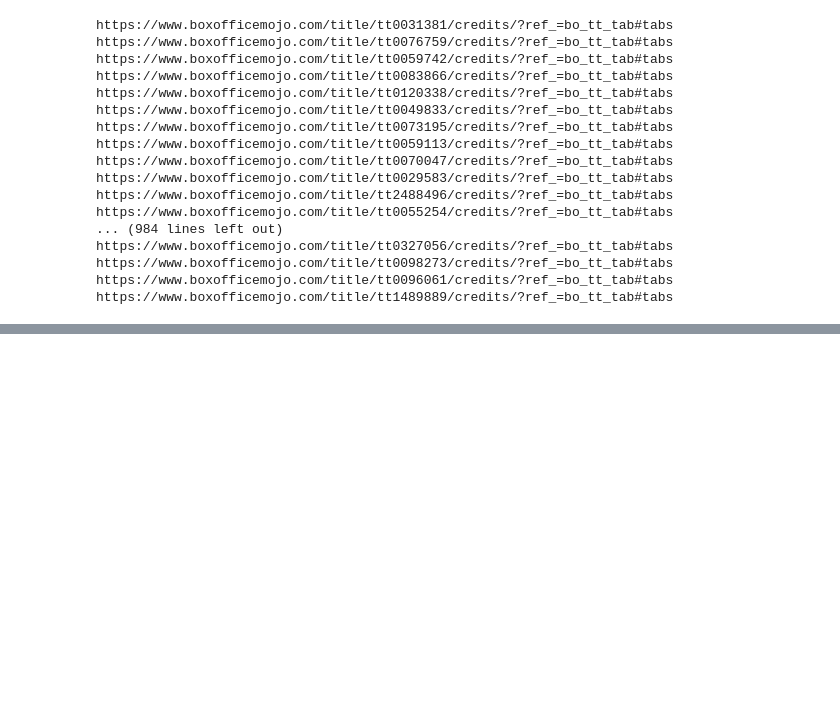
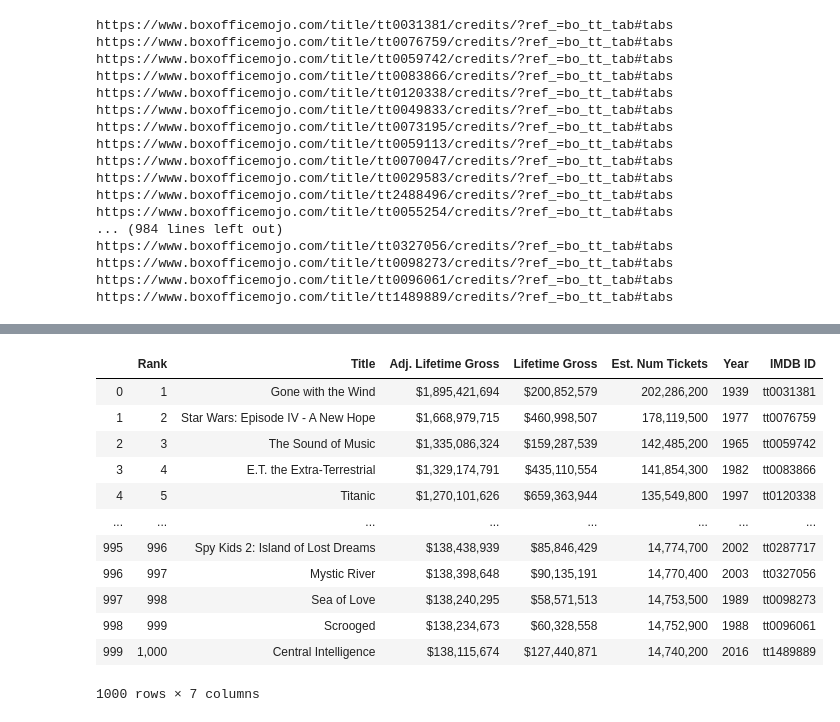
Before and after one commit to bellisor/mod1-project-killerbees, a Jupyter notebook: scraping.ipynb, the cells around one changed output, grey strips where cells are left out. Drawn from its saved outputs; the diff is of its cells as text; code cells hidden in the pictures; blank space fills up the shorter version.

```diff
--- a/scraping.ipynb
+++ b/scraping.ipynb
@@ -44,16 +27,3 @@ header_list
  'Lifetime Gross',
  'Est. Num Tickets',
  'Year']
-# %%
-movie_list = []
-row_list = []
-for record in soup.findAll('tr'):
-    for data in record.findAll('td'):
-        row_list.append(data.text)
-    if row_list == []:
-        pass
-    else:
-        movie_list.append(row_list)
-        row_list = []
-
-movie_list
@@ -250,24 +214,6 @@ https://www.boxofficemojo.com//title/tt0327056/?ref_=bo_cso_table_197
 https://www.boxofficemojo.com//title/tt0098273/?ref_=bo_cso_table_198
 https://www.boxofficemojo.com//title/tt0096061/?ref_=bo_cso_table_199
 https://www.boxofficemojo.com//title/tt1489889/?ref_=bo_cso_table_200
-# %%
-url_movie = 'https://www.boxofficemojo.com/title/tt6139732/?ref_=bo_cso_table_1'
-html_page_movie = requests.get(url_movie) # Make a get request to retrieve the page
-soup_movie = BeautifulSoup(html_page_movie.content, 'html.parser') # Pass the page contents to beautiful soup for parsing
-cols = list(df.columns)
-df['Budget'] = None
-
-i = -
-while i < 1000
-for div in soup_movie.findAll("div", {"class": "mojo-summary-values"}):
-    budget = []
-    for span in div.findAll("span", {"class": "money"}):
-        budget.append(span.text)
-    if budget = []
-        budget.append(None)
-    else:
-
-budget
 # %%
 df.head(20)
 # %% [output]
@@ -509,0 +455,6 @@ df.to_csv (r'movies_raw_data.csv', index = False, header=True)
+# %%
+count = 0
+for link in main_page:
+    df.at[main_page.index(link), 'IMDB ID'] = link[36:45]
+    print (count)
+    count += 1
@@ -509,0 +479,16 @@ df.to_csv (r'movies_raw_data.csv', index = False, header=True)
+# %%
+df
+# %% [output]
+|  | Rank | Title | Adj. Lifetime Gross | Lifetime Gross | Est. Num Tickets | Year | IMDB ID |
+| 0 | 1 | Gone with the Wind | $1,895,421,694 | $200,852,579 | 202,286,200 | 1939 | tt0031381 |
+| 1 | 2 | Star Wars: Episode IV - A New Hope | $1,668,979,715 | $460,998,507 | 178,119,500 | 1977 | tt0076759 |
+| 2 | 3 | The Sound of Music | $1,335,086,324 | $159,287,539 | 142,485,200 | 1965 | tt0059742 |
+| 3 | 4 | E.T. the Extra-Terrestrial | $1,329,174,791 | $435,110,554 | 141,854,300 | 1982 | tt0083866 |
+| 4 | 5 | Titanic | $1,270,101,626 | $659,363,944 | 135,549,800 | 1997 | tt0120338 |
+| ... | ... | ... | ... | ... | ... | ... | ... |
+| 995 | 996 | Spy Kids 2: Island of Lost Dreams | $138,438,939 | $85,846,429 | 14,774,700 | 2002 | tt0287717 |
+| 996 | 997 | Mystic River | $138,398,648 | $90,135,191 | 14,770,400 | 2003 | tt0327056 |
+| 997 | 998 | Sea of Love | $138,240,295 | $58,571,513 | 14,753,500 | 1989 | tt0098273 |
+| 998 | 999 | Scrooged | $138,234,673 | $60,328,558 | 14,752,900 | 1988 | tt0096061 |
+| 999 | 1,000 | Central Intelligence | $138,115,674 | $127,440,871 | 14,740,200 | 2016 | tt1489889 |
+1000 rows × 7 columns
```
Also changed, not shown: parts of 20 cells of this notebook, 1 other file.
